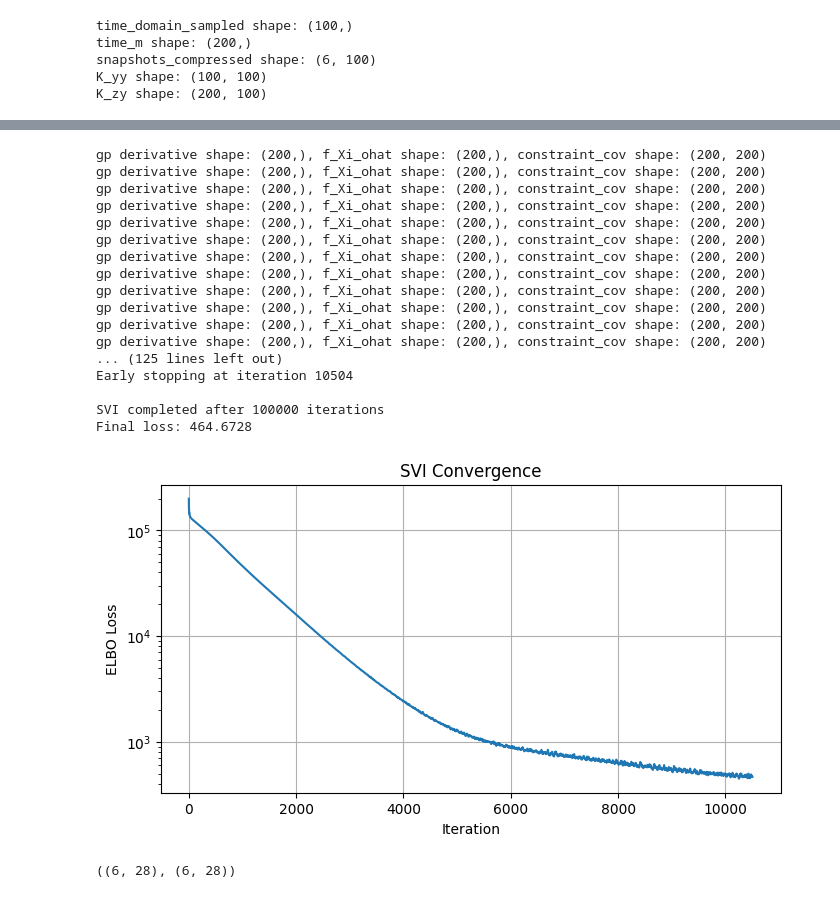
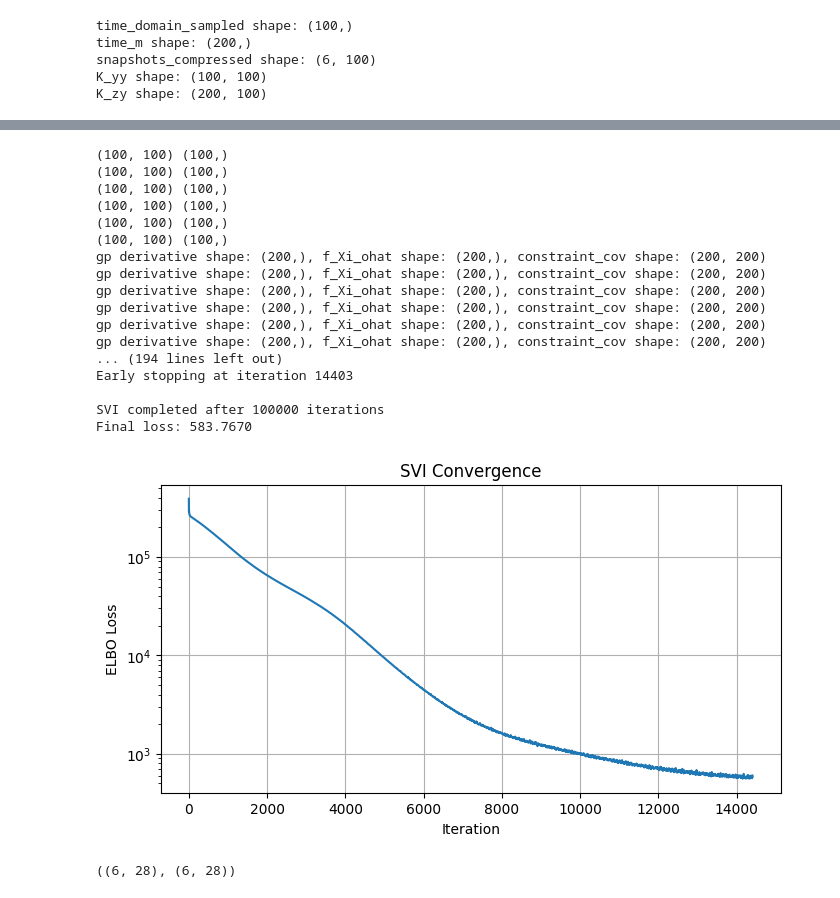
Before and after one commit to Anthony50102/probabilistic_rom_inference, a Jupyter notebook: euler/euler_eval_time.ipynb, the cells around one changed output, grey strips where cells are left out. Drawn from its saved outputs; the diff is of its cells as text; code cells hidden in the pictures.

```diff
--- a/euler/euler_eval_time.ipynb
+++ b/euler/euler_eval_time.ipynb
@@ -435,6 +434,9 @@ K_yy shape: (100, 100)
 K_zy shape: (200, 100)
 # %%
 def joint_gp_derivatives(Ls, Vs, time1, time2):
+    K_yys = []
+    K_zys = []
+    K_zzs = []
     for i in range(numPODmodes):
         ell2 = Ls[i]**2
 
@@ -462,6 +464,7 @@ def joint_gp_derivatives(Ls, Vs, time1, time2):
     mu_z = []
     cov_z = []
     for i in range(numPODmodes):
+        print(K_yys[i].shape, snapshots_compressed[i].shape)
         w = jnp.linalg.solve(K_yys[i], snapshots_compressed[i])  # w shape: (150,)
         mu_zi = K_zys[i] @ w  # (250, 150) @ (150,) = (250,)
         mu_z.append(mu_zi)
@@ -538,7 +548,7 @@ fig, ax = plt.subplots(numPODmodes)
 for i in range(numPODmodes):
     ax[i].plot(time_domain_sampled, snapshots_compressed_derivatives[i])
     ax[i].plot(time_m, mu_z[i])
-    ax[i].plot(time_m, mu_z2[i], linestyle = '--')
+    # ax[i].plot(time_m, mu_z2[i], linestyle = '--')
 
 plt.show()
 # %% [output]
@@ -551,12 +561,12 @@ fig, ax = plt.subplots(numPODmodes)
 for i in range(numPODmodes):
 
     for j in range(num_pulls):
-        derivative_z = np.random.multivariate_normal(mean=mu_z2[i], cov=cov_z2[i])
+        derivative_z = np.random.multivariate_normal(mean=mu_z[i], cov=cov_z[i])
 
         ax[i].plot(time_m, derivative_z, alpha = .2)
 
     ax[i].plot(time_domain_sampled, snapshots_compressed_derivatives[i], 'k*')
-    ax[i].plot(time_m, mu_z2[i], linestyle = '--')
+    ax[i].plot(time_m, mu_z[i], linestyle = '--')
 
 plt.show()
 # %% [output]
@@ -781,7 +788,7 @@ def model(time, qhat, chi, normalization=1e-6):
 
     f_Xi_ohat = rom.model._assemble_data_matrix(Xs, inputs=None) @ O.T
 
-    mu_z, cov_z = joint_gp_derivatives(Ls, Vars, time, time)
+    mu_z, cov_z = joint_gp_derivatives(Ls, Vars, time_domain_sampled, time)
 
     for i in range(numPODmodes):
         # lengthscale = Ls[i]
@@ -828,7 +835,7 @@ svi = SVI(model, guide, optimizer, loss=Trace_ELBO())
 # Initialize
 rng_key = jax.random.PRNGKey(42)
 svi_state = svi.init(rng_key,
-                     time=time_m[:, None],
+                     time=time_m,
                      qhat=snapshots_compressed,
                      chi=noiselevel,
                      normalization=normalization
@@ -838,7 +845,7 @@ svi_state = svi.init(rng_key,
 @jax.jit
 def train_step(svi_state, rng_key):
     svi_state, loss = svi.update(svi_state,
-                                  time=time_m[:, None],
+                                  time=time_m,
                                   qhat=snapshots_compressed,
                                   chi=noiselevel,
                                   normalization=normalization
@@ -877,44 +884,44 @@ params = svi.get_params(svi_state)
 
 # Get posterior samples if needed
 predictive = Predictive(guide, params=params, num_samples=1000)
 gm_samples = predictive(rng_key,
-                     time=time_m[:, None],
+                     time=time_m,
                      qhat=snapshots_compressed,
                      chi=noiselevel,
                      normalization=normalization
                      )
 
 print(f"\nSVI completed after {num_iterations} iterations")
 print(f"Final loss: {losses[-1]:.4f}")
 
 # Optional: Plot convergence
 plt.figure(figsize=(8, 4))
 plt.plot(losses)
 plt.xlabel('Iteration')
 plt.ylabel('ELBO Loss')
 plt.title('SVI Convergence')
 plt.yscale('log')
 plt.grid(True)
 plt.show()
 # %% [output]
+(100, 100) (100,)
+(100, 100) (100,)
+(100, 100) (100,)
+(100, 100) (100,)
+(100, 100) (100,)
+(100, 100) (100,)
 gp derivative shape: (200,), f_Xi_ohat shape: (200,), constraint_cov shape: (200, 200)
 gp derivative shape: (200,), f_Xi_ohat shape: (200,), constraint_cov shape: (200, 200)
 gp derivative shape: (200,), f_Xi_ohat shape: (200,), constraint_cov shape: (200, 200)
 gp derivative shape: (200,), f_Xi_ohat shape: (200,), constraint_cov shape: (200, 200)
 gp derivative shape: (200,), f_Xi_ohat shape: (200,), constraint_cov shape: (200, 200)
 gp derivative shape: (200,), f_Xi_ohat shape: (200,), constraint_cov shape: (200, 200)
-gp derivative shape: (200,), f_Xi_ohat shape: (200,), constraint_cov shape: (200, 200)
-gp derivative shape: (200,), f_Xi_ohat shape: (200,), constraint_cov shape: (200, 200)
-gp derivative shape: (200,), f_Xi_ohat shape: (200,), constraint_cov shape: (200, 200)
-gp derivative shape: (200,), f_Xi_ohat shape: (200,), constraint_cov shape: (200, 200)
-gp derivative shape: (200,), f_Xi_ohat shape: (200,), constraint_cov shape: (200, 200)
-gp derivative shape: (200,), f_Xi_ohat shape: (200,), constraint_cov shape: (200, 200)
-... (125 lines left out)
-Early stopping at iteration 10504
+... (194 lines left out)
+Early stopping at iteration 14403
 
 SVI completed after 100000 iterations
-Final loss: 464.6728
+Final loss: 583.7670
-[figure, old version]
+[figure, new version]
 # %%
 Omean = gm_samples['O'].mean(axis=0)
 Ostd = gm_samples['O'].std(axis=0)
```
Also changed, not shown: parts of 19 cells of this notebook.
